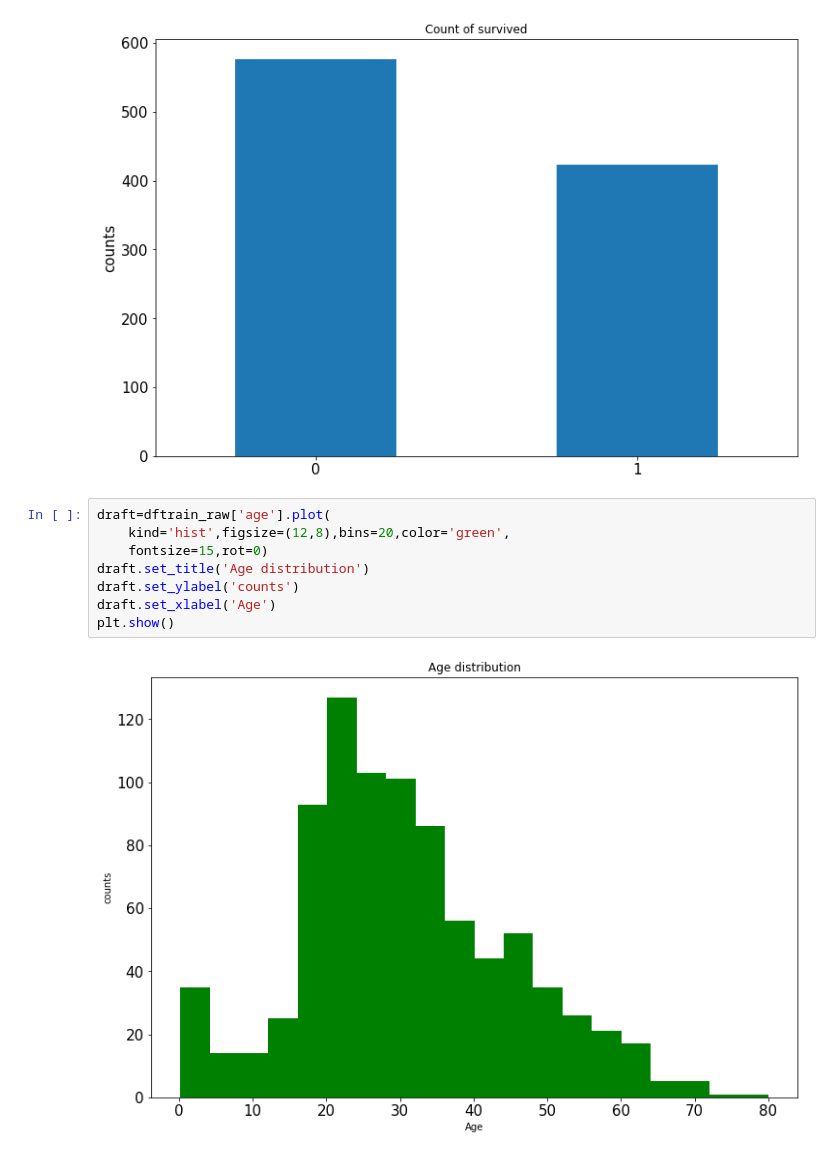
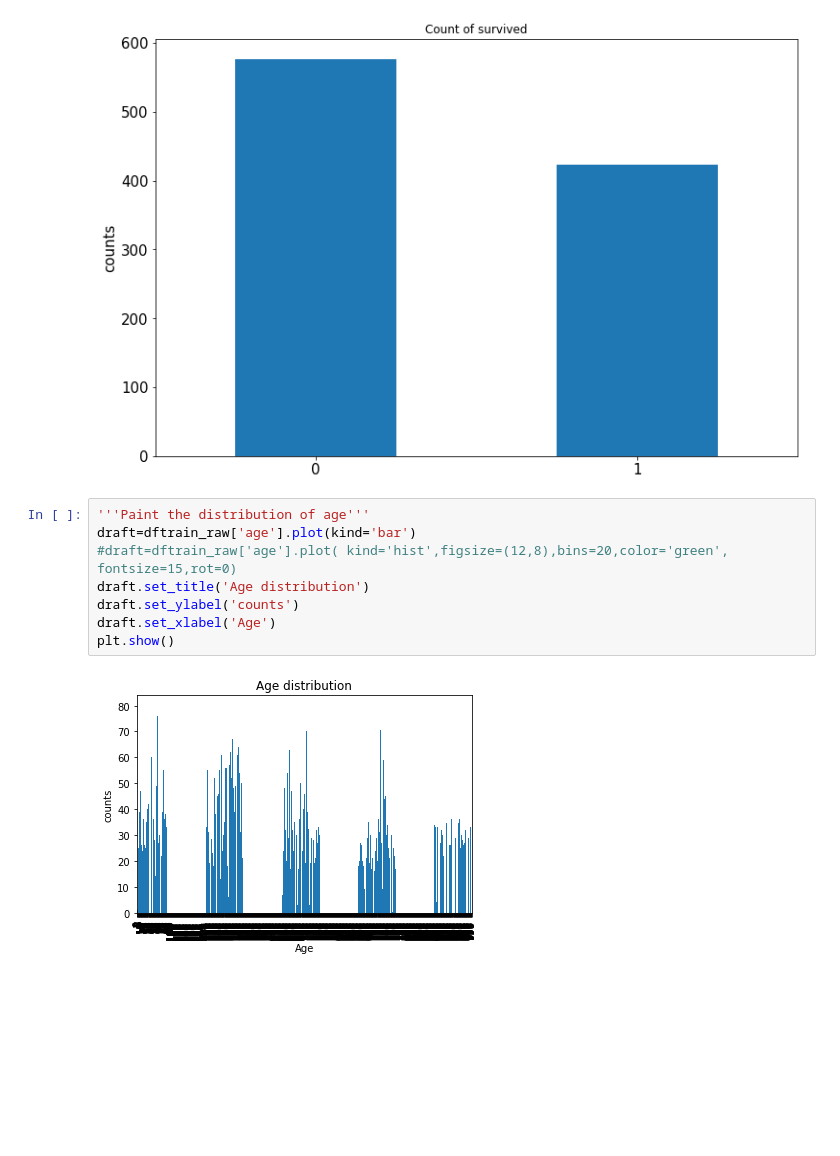
Before and after one commit to starkidstory/OmegaTensor, a Jupyter notebook: Tensorflow_official/cnn/Titanic/train.ipynb, the cells around one changed output. Saved outputs shown, nothing was run; the diff lists cells and outputs as text; blank space fills up the shorter version.

```diff
--- a/Tensorflow_official/cnn/Titanic/train.ipynb
+++ b/Tensorflow_official/cnn/Titanic/train.ipynb
@@ -78,13 +76,13 @@ dtype: int64
 Name: survived, dtype: int64
 [figure]
 # %%
-draft=dftrain_raw['age'].plot(
-    kind='hist',figsize=(12,8),bins=20,color='green',
-    fontsize=15,rot=0)
+'''Paint the distribution of age'''
+draft=dftrain_raw['age'].plot(kind='bar')
+#draft=dftrain_raw['age'].plot( kind='hist',figsize=(12,8),bins=20,color='green', fontsize=15,rot=0)
 draft.set_title('Age distribution')
 draft.set_ylabel('counts')
 draft.set_xlabel('Age')
 plt.show()
 # %% [output]
-[figure, old version]
+[figure, new version]
 # %%
```
Also changed, not shown: parts of 16 cells of this notebook.
